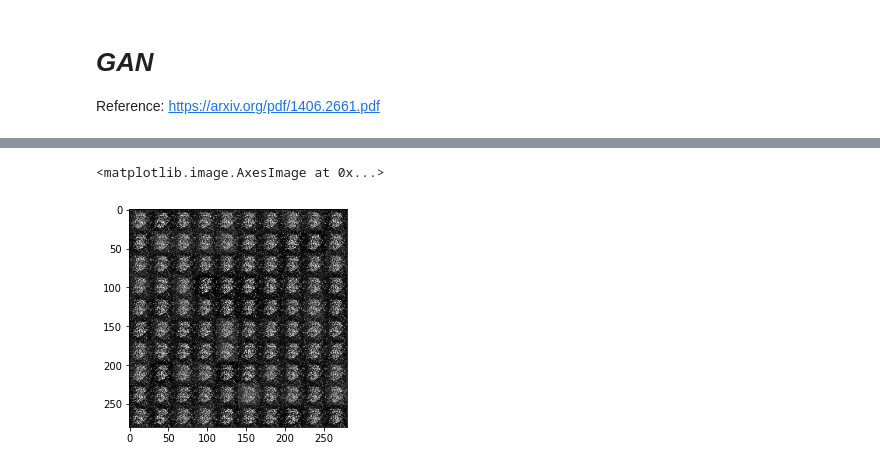
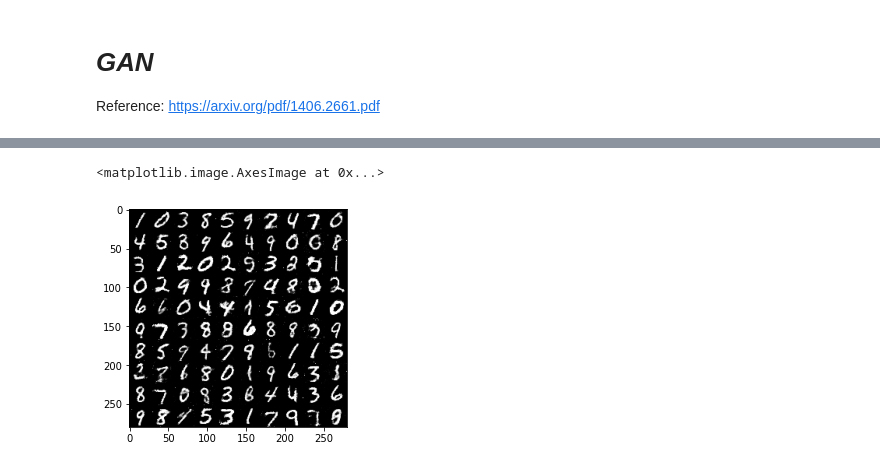
Before and after one commit to edcalderin/DeepLearning_SaturdaysAI, a Jupyter notebook: 6_DeepUnsupervisedLearning/GAN_práctica_ejercicio.ipynb, the cells around one changed output, grey strips where cells are left out. Drawn from its saved outputs; the diff is of its cells as text; code cells hidden in the pictures.

```diff
--- a/6_DeepUnsupervisedLearning/GAN_práctica_ejercicio.ipynb
+++ b/6_DeepUnsupervisedLearning/GAN_práctica_ejercicio.ipynb
@@ -100,6 +98,6 @@ G = Generator(n_noise).to(DEVICE)
 # %%
 transform = transforms.Compose([transforms.ToTensor(),
-                                # Normalizar con promedio y desviación estándar de 0.5
+                                transforms.Normalize(mean=[0.5], std=[0.5])
                                 ]
 )
 # %%
@@ -110,15 +128,15 @@ batch_size = 64
 data_loader = DataLoader(dataset=mnist, batch_size=batch_size, shuffle=True, drop_last=True)
 # %%
 criterion = nn.BCELoss()
-D_opt = ... # Utilizar optimizador Adam con LR 0.0002 y betas=(0.5, 0.999)
-G_opt = ... # Utilizar optimizador Adam con LR 0.0002 y betas=(0.5, 0.999)
+D_opt = torch.optim.Adam(D.parameters(), lr=0.0002, betas=(0.5, 0.999)) # Utilizar optimizador Adam con LR 0.0002 y betas=(0.5, 0.999)
+G_opt = torch.optim.Adam(G.parameters(), lr=0.0002, betas=(0.5, 0.999)) # Utilizar optimizador Adam con LR 0.0002 y betas=(0.5, 0.999)
 # %%
 max_epoch = 50 # need more than 10 epochs for training generator
 step = 0
 n_critic = 1 # for training more k steps about Discriminator
 # %%
-D_labels = torch.ones(batch_size, 1).to(DEVICE) # Discriminator Label to real
-D_fakes = torch.zeros(batch_size, 1).to(DEVICE) # Discriminator Label to fake
+D_labels = torch.ones(batch_size, 1).to(device) # Discriminator Label to real
+D_fakes = torch.zeros(batch_size, 1).to(device) # Discriminator Label to fake
 # %%
 if not os.path.exists('samples'):
     os.makedirs('samples')
@@ -126,14 +144,14 @@ if not os.path.exists('samples'):
 for epoch in range(max_epoch):
     for idx, (images, _) in enumerate(data_loader):
         # Training Discriminator
-        x = images.to(DEVICE)
+        x = images.to(device)
         x_outputs = D(x)
         D_x_loss = criterion(x_outputs, D_labels)
 
-        z = torch.randn(batch_size, n_noise).to(DEVICE)
-        z_outputs = ... # Calcular
-        D_z_loss = ... # Calcular
-        D_loss = ... # Calcular D_loss
+        z = torch.randn(batch_size, n_noise).to(device)
+        z_outputs = D(G(z))
+        D_z_loss = criterion(z_outputs, D_fakes)
+        D_loss = D_z_loss + D_x_loss
 
         D.zero_grad()
         D_loss.backward()
@@ -141,7 +159,7 @@ for epoch in range(max_epoch):
 
         if step % n_critic == 0:
             # Training Generator
-            z = torch.randn(batch_size, n_noise).to(DEVICE)
+            z = torch.randn(batch_size, n_noise).to(device)
             z_outputs = D(G(z))
             G_loss = criterion(z_outputs, D_labels)
 
@@ -155,7 +173,7 @@ for epoch in range(max_epoch):
         if step % 1000 == 0:
             G.eval()
             img = get_sample_image(G, n_noise)
-            imsave('samples/{}_step{}.jpg'.format(MODEL_NAME, str(step).zfill(3)), img, cmap='gray')
+            plt.imsave('samples/{}_step{}.jpg'.format(MODEL_NAME, str(step).zfill(3)), img, cmap='gray')
             G.train()
         step += 1
 # %% [output]
@@ -164,10 +197,10 @@ KeyboardInterrupt: ignored
 # %%
 # generation to image
 G.eval()
-imshow(get_sample_image(G, n_noise), cmap='gray')
+plt.imshow(get_sample_image(G, n_noise), cmap='gray')
 # %% [output]
 <matplotlib.image.AxesImage at 0x...>
-[figure, old version]
+[figure, new version]
 # %%
 # Saving params.
 torch.save(D.state_dict(), 'D.pkl')
```
Also changed, not shown: parts of 9 cells of this notebook.
